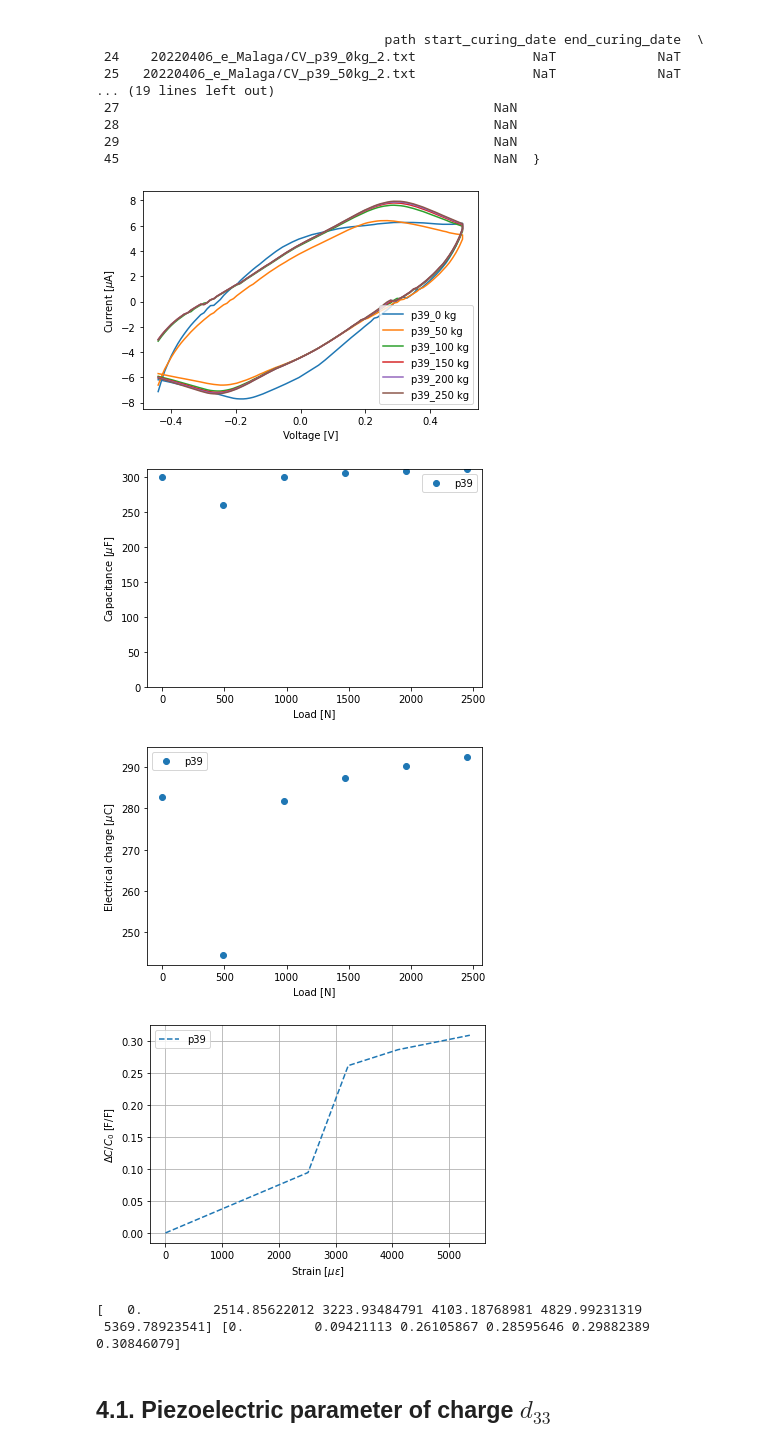
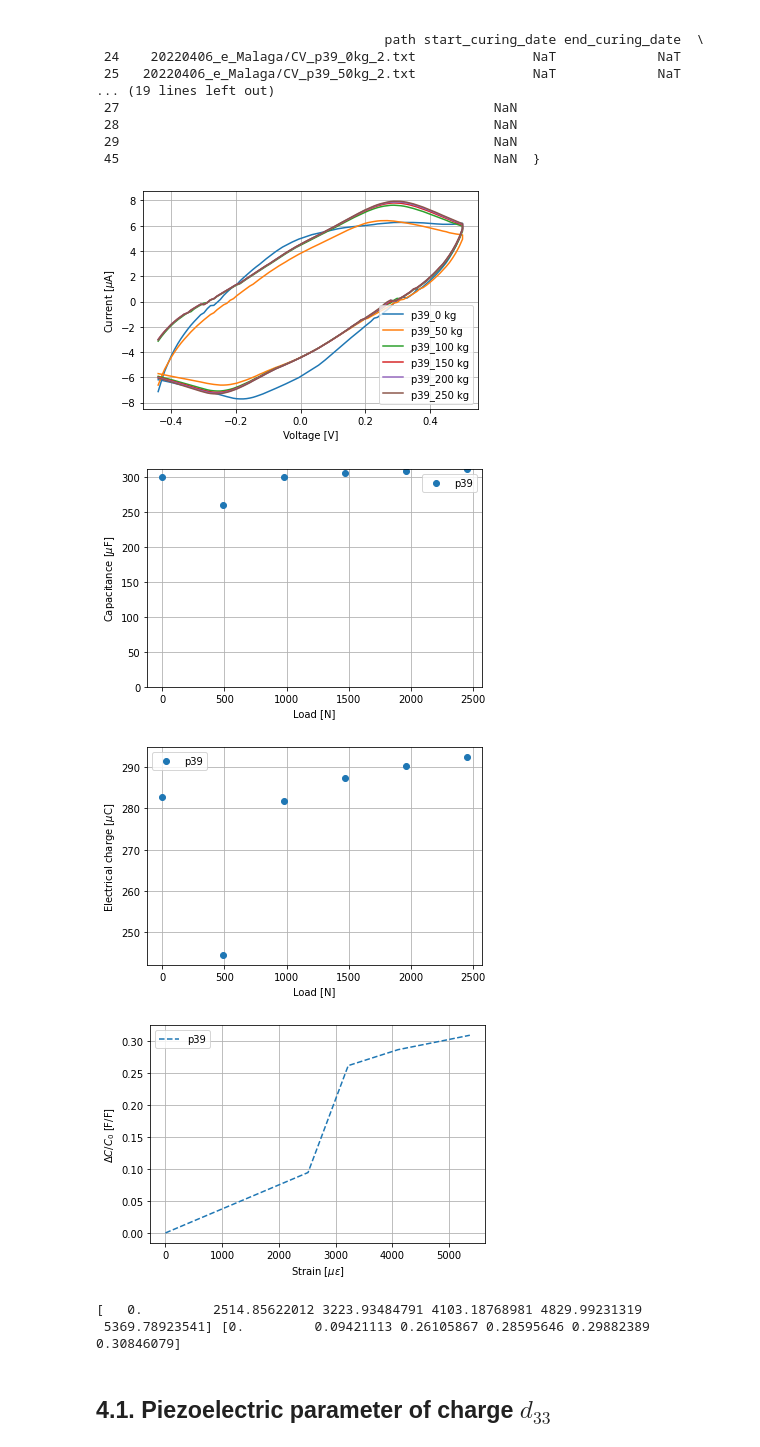
Before and after one commit to dantrica/Py-piezoGO, a Jupyter notebook: analytics_GO.ipynb, the cells around one changed output. Drawn from its saved outputs; the diff is of its cells as text; code cells hidden in the pictures.

```diff
--- a/analytics_GO.ipynb
+++ b/analytics_GO.ipynb
@@ -75,9 +65,11 @@ data = pd.read_excel('data/Medidas_GO_20220406.xlsx')
 #path_list = data.path
 #measure = ['OCP', 'f']
 
-ss1 = input("elegir muestras entre (p39 - p50), ejemplo: p39 p44 ...] : ")
+ss1 = input("Please select the specimens from (p39 - p50), for instance: p39 p44 ...] : ")
 
 def to_list(string):
     li = list(string.split(" "))
     return li
 picked_samples = to_list(ss1)
+
+print('Chose specimen(s) is/are: ', picked_samples)
@@ -870,40 +866,43 @@ data_q.close()
 
 plt.xlabel(r'Voltage [V]')
 plt.ylabel(r'Current [$\mu$A]')
+plt.grid()
 plt.legend()
 plt.savefig(save_fpath+fname_cv, dpi=dpi)
 plt.show()
 
 plt.figure(2)
 plt.plot(xc, yc, 'o', label=picked_samples[0])
 plt.xlabel(r'Load [N]')
 plt.ylabel(r'Capacitance [$\mu$F]')
 plt.ylim(0, yc.max())
+plt.grid()
 plt.legend()
 plt.savefig(save_fpath+fname_c, dpi=dpi)
 plt.show()
 
 plt.figure(3)
 plt.plot(xq, yq, 'o', label=picked_samples[0])
 plt.xlabel(r'Load [N]')
 plt.ylabel(r'Electrical charge [$\mu$C]')
+plt.grid()
 plt.legend()
 plt.savefig(save_fpath+fname_q, dpi=dpi)
 plt.show()
 
 plt.figure(4)
 plt.plot(strain, DC, '--', label=picked_samples[0])
 plt.xlabel(r'Strain [$\mu\epsilon$]')
 plt.ylabel(r'$\Delta C/C_0$ [F/F]')
 plt.grid()
 plt.legend()
 plt.savefig(save_fpath+fname_cs, dpi=dpi)
 plt.show()
 print(strain, DC)
 # %% [output]
-[figure, old version]
+[figure, new version]
-[figure, old version]
+[figure, new version]
-[figure, old version]
+[figure, new version]
 [figure]
 [   0.         2514.85622012 3223.93484791 4103.18768981 4829.99231319
  5369.78923541] [0.         0.09421113 0.26105867 0.28595646 0.29882389 0.30846079]
```
Also changed, not shown: parts of 11 cells of this notebook.
